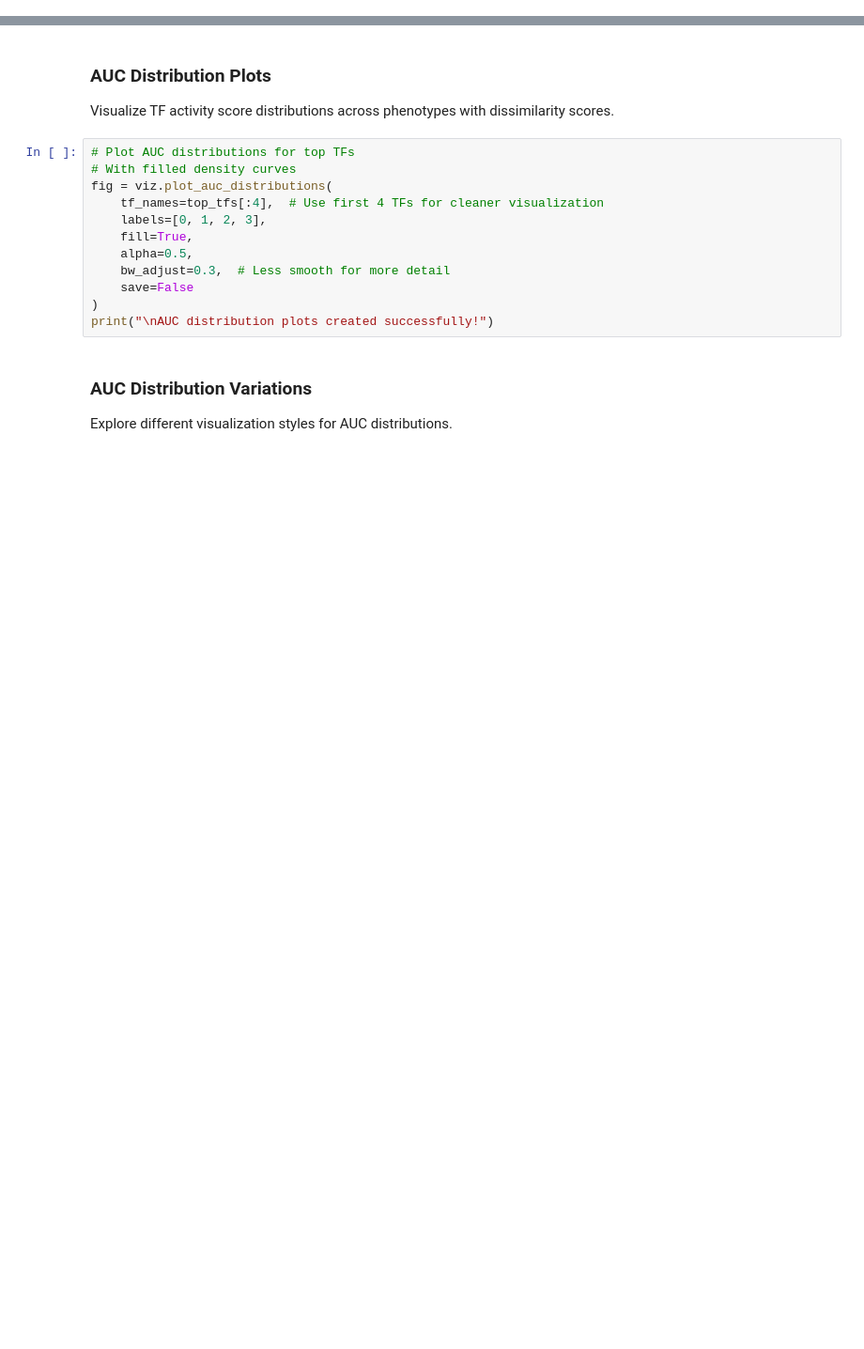
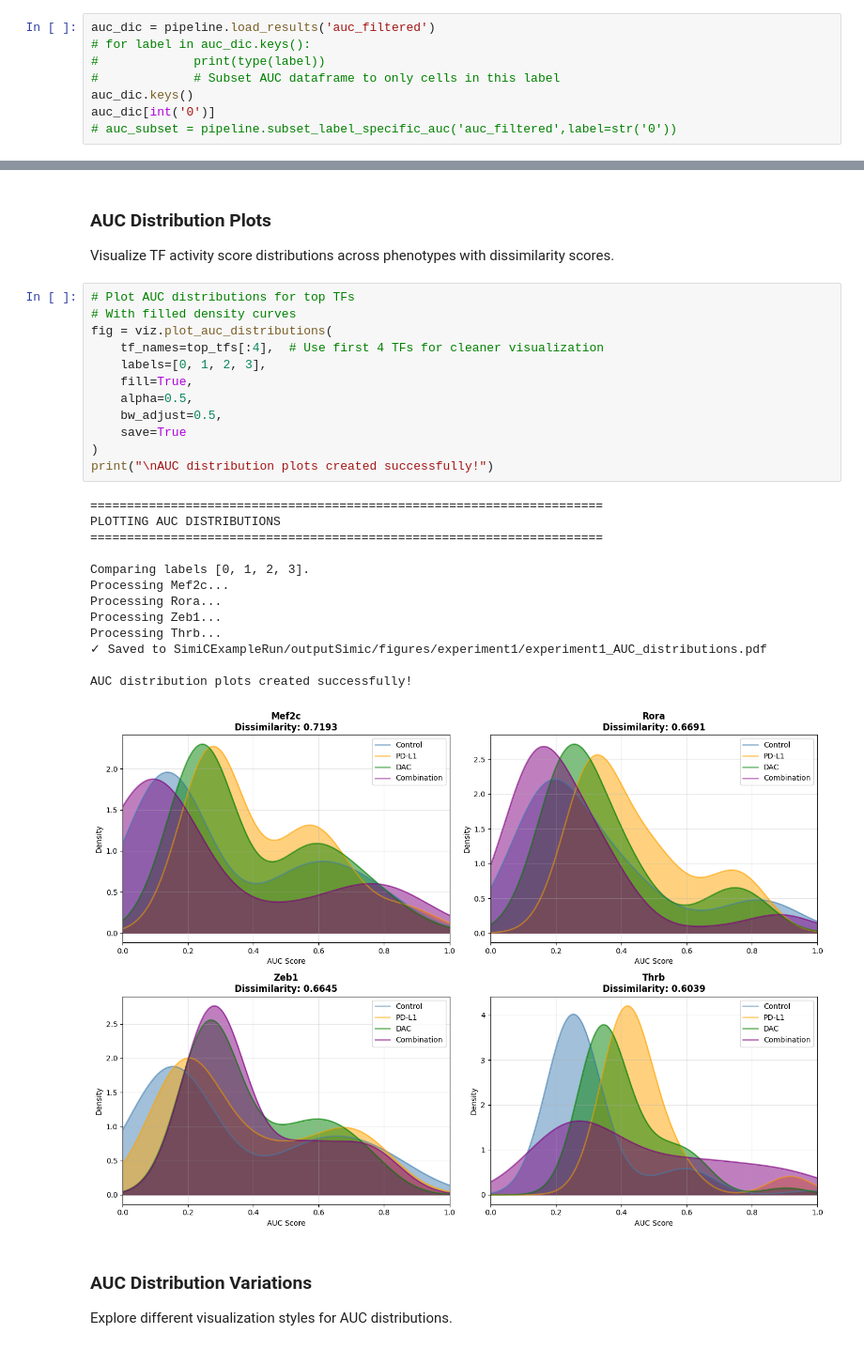
Before and after one commit to ML4BM-Lab/SimiCPipeline, a Jupyter notebook: notebooks/Tutorial_SimiCPipeline_full.ipynb, the cells around one changed output, grey strips where cells are left out. Shown at 94% size. Saved outputs shown, nothing was run; the diff lists cells and outputs as text; blank space fills up the shorter version.

```diff
--- a/notebooks/Tutorial_SimiCPipeline_full.ipynb
+++ b/notebooks/Tutorial_SimiCPipeline_full.ipynb
@@ -214,3 +330,11 @@ print("\nR² distribution plot created successfully!")
 ### Analyze AUC Scores
 
 Examine the distribution of TF-target predicted activity scores via AUC.
+# %%
+auc_dic = pipeline.load_results('auc_filtered')
+# for label in auc_dic.keys():
+#             print(type(label))
+#             # Subset AUC dataframe to only cells in this label
+auc_dic.keys()
+auc_dic[int('0')]
+# auc_subset = pipeline.subset_label_specific_auc('auc_filtered',label=str('0'))
@@ -346,15 +572,29 @@ Visualize TF activity score distributions across phenotypes with dissimilarity s
 # %%
 # Plot AUC distributions for top TFs
 # With filled density curves
 fig = viz.plot_auc_distributions(
     tf_names=top_tfs[:4],  # Use first 4 TFs for cleaner visualization
     labels=[0, 1, 2, 3],
     fill=True,
     alpha=0.5,
-    bw_adjust=0.3,  # Less smooth for more detail
-    save=False
+    bw_adjust=0.5,
+    save=True
 )
 print("\nAUC distribution plots created successfully!")
+# %% [output]
+======================================================================
+PLOTTING AUC DISTRIBUTIONS
+======================================================================
+
+Comparing labels [0, 1, 2, 3].
+Processing Mef2c...
+Processing Rora...
+Processing Zeb1...
+Processing Thrb...
+✓ Saved to SimiCExampleRun/outputSimic/figures/experiment1/experiment1_AUC_distributions.pdf
+
+AUC distribution plots created successfully!
+[figure, added]
 # %% [markdown]
 ### AUC Distribution Variations
 
```
Also changed, not shown: parts of 42 cells of this notebook, 4 other files.
